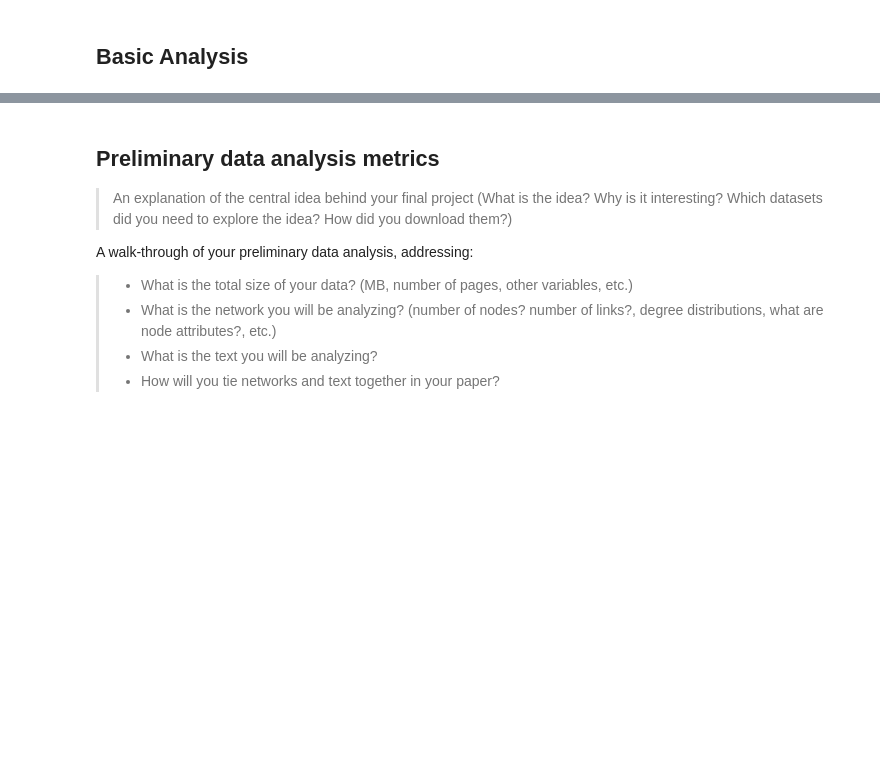
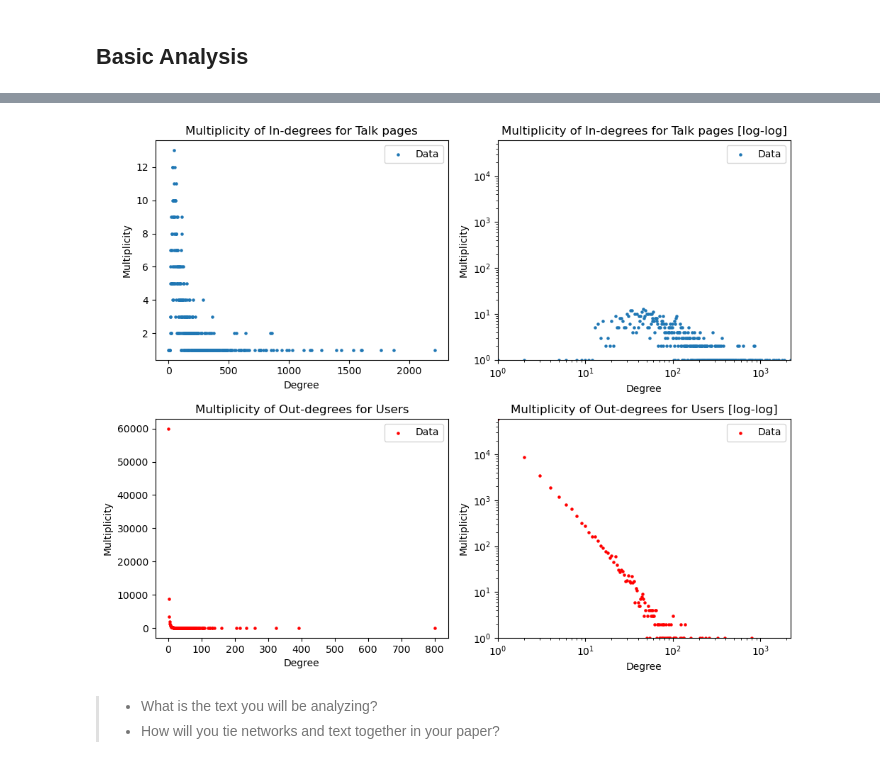
Before and after one commit to andste97/socialgraphs2023f-project, a Jupyter notebook: project/Project_draft.ipynb, the cells around one changed output, grey strips where cells are left out. Cells and saved outputs as stored; diff of their text form; code cells hidden in the pictures; blank space fills up the shorter version.

Commit message:
add metrics

```diff
--- a/project/Project_draft.ipynb
+++ b/project/Project_draft.ipynb
@@ -98,7 +100,6 @@ def get_wiki_data_query(titles):
     content = "prop=revisions&rvprop=content&rvslots=*"
     dataformat ="format=json"
     safe_title = "titles=" + urllib.parse.quote_plus(titlestring)
-
     query = "{}{}&{}&{}&{}".format(baseurl, action, content, safe_title, dataformat)
 
     return query
@@ -204,7 +205,6 @@ async def scrape_wiki(category_titles, verbose=True):
     # Handle results
     titles = [r["title"] for page in pages for r in page]
 
-
     # Find archive pages
     archive_queries = [get_wiki_pages_with_prefix_query(title.replace("Talk:", "") + "/Archive", namespace_id_talk) for title in titles]
     # Send requests
@@ -249,7 +249,9 @@ async def scrape_wiki(category_titles, verbose=True):
 
     print("Total edges: " + str(count))
 
-    return page_graph
+    infos = {"titles": titles, "archive_titles": archive_titles }
+
+    return page_graph, infos
 
 
 category_titles = [
@@ -260,5 +262,5 @@ category_titles = [
     #"Category:Wikipedia_level-5_vital_articles"
 ]
 
-page_graph = await scrape_wiki(category_titles)
+page_graph, infos  = await scrape_wiki(category_titles)
 # %% [output]
@@ -436,10 +421,52 @@ Out-degrees: 1.490784046155985 sigma: 0.08416876952626716
-# %% [markdown]
-## Preliminary data analysis metrics
-
-> An explanation of the central idea behind your final project (What is the idea? Why is it interesting? Which datasets did you need to explore the idea? How did you download them?)
-
-A walk-through of your preliminary data analysis, addressing:
-> - What is the total size of your data? (MB, number of pages, other variables, etc.)
-> - What is the network you will be analyzing? (number of nodes? number of links?, degree distributions, what are node attributes?, etc.)
-> - What is the text you will be analyzing?
-> - How will you tie networks and text together in your paper?
+# %%
+import math
+def fpl(x, a):
+    return x ** (-a)
+
+# Plots
+fig, axs = plt.subplots(2, 2)
+
+# Sturges rule
+no_bins_sturges = int(1 + math.log(len(talk_page_in_degrees.values()), 2))
+
+axs[0, 0].scatter(in_degrees_counts.index, in_degrees_counts.values, s=5, label='Data')
+#hist, bin_edges, _ = axs[0, 0].hist(talk_page_in_degrees.values(), bins=no_bins_sturges, edgecolor='white', label='Data')
+#axs[0, 0].set_xticks(bin_edges)
+#axs[0, 0].set_xticklabels(['%.0f' % val for val in bin_edges], rotation=45)
+axs[0,0].set_title('Multiplicity of In-degrees for Talk pages')
+axs[0,0].legend()
+
+axs[0,1].scatter(in_degrees_counts.index, in_degrees_counts.values, s=5, label='Data')
+#axs[0,1].plot(range_x, fpl(range_x, exp_in) * count_nodes, 'k-', lw=1, alpha=.75, label='Power Law fit')
+axs[0,1].set_yscale('log')
+axs[0,1].set_xscale('log')
+axs[0,1].set_title('Multiplicity of In-degrees for Talk pages [log-log]')
+axs[0,1].set_xlim(1, max_degree)
+axs[0,1].set_ylim(1, max_multiplicity)
+axs[0,1].legend()
+
+axs[1, 0].scatter(out_degrees_counts.index, out_degrees_counts.values, color="red", s=5, label='Data')
+# hist, bin_edges, _ = axs[1, 0].hist(talk_page_in_degrees.values(), bins=no_bins_sturges, color="red", edgecolor='white', label='Data')
+# axs[1, 0].set_xticks(bin_edges)
+# axs[1, 0].set_xticklabels(['%.0f' % val for val in bin_edges], rotation=45)
+axs[1,0].set_title('Multiplicity of Out-degrees for Users')
+axs[1,0].legend()
+
+axs[1,1].scatter(out_degrees_counts.index, out_degrees_counts.values, s=5, label='Data', color="red")
+#axs[1,1].plot(range_x, fpl(range_x, exp_out) * count_nodes, 'k-', lw=1, alpha=.75, label='Power Law fit')
+axs[1,1].set_yscale('log')
+axs[1,1].set_xscale('log')
+axs[1,1].set_title('Multiplicity of Out-degrees for Users [log-log]')
+axs[1,1].set_xlim(1, max_degree)
+axs[1,1].set_ylim(1, max_multiplicity)
+axs[1,1].legend()
+
+for ax in axs.flat:
+    ax.set(xlabel='Degree', ylabel='Multiplicity')
+
+fig.tight_layout()
+# %% [output]
+[figure, added]
+# %% [markdown]
+> - What is the text you will be analyzing?
+> - How will you tie networks and text together in your paper?
```
Also changed, not shown: parts of 9 cells of this notebook.
